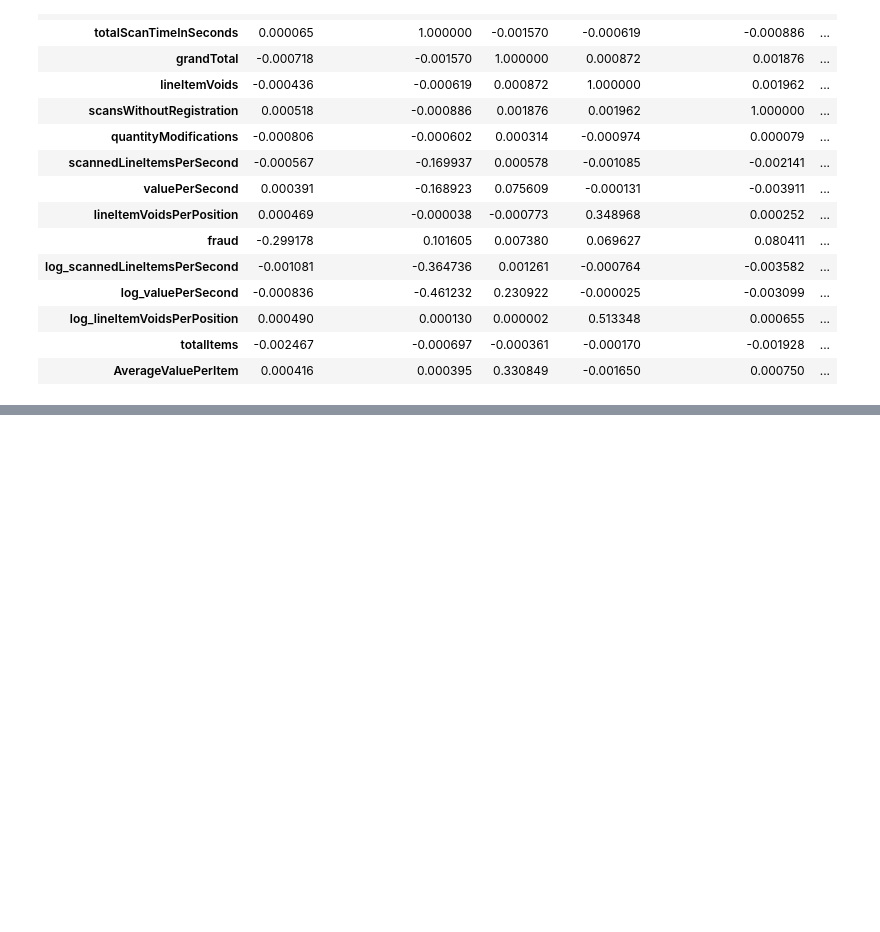
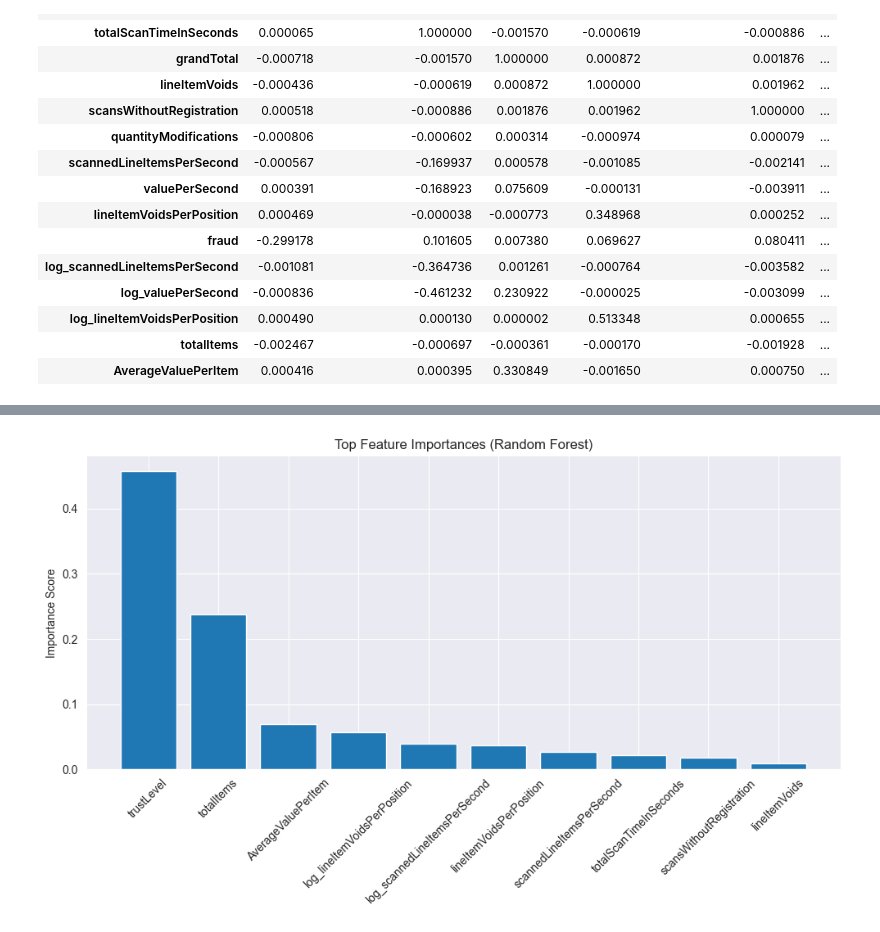
Before and after one commit to Jibincodes/AnalyticsProject2025, a Jupyter notebook: src/analysis.ipynb, the cells around one changed output, grey strips where cells are left out. Cells and saved outputs as stored; diff of their text form; code cells hidden in the pictures; blank space fills up the shorter version.

Commit message:
adding data prep, random forest as model

```diff
--- a/src/analysis.ipynb
+++ b/src/analysis.ipynb
@@ -958,0 +986,17 @@ df.corr()
+# %%
+# random forest clasifier
+from sklearn.ensemble import RandomForestClassifier
+from sklearn.metrics import classification_report, confusion_matrix
+
+rf = RandomForestClassifier(n_estimators=100, random_state=42)
+rf.fit(X_train_resampled, y_train_resampled)
+
+#Predict on test set (untouched)
+y_pred = rf.predict(X_test)
+
+# Step 7: Evaluate the model
+print("Confusion Matrix:")
+print(confusion_matrix(y_test, y_pred))
+
+print("\nClassification Report:")
+print(classification_report(y_test, y_pred, digits=4))
@@ -958,0 +1022,21 @@ df.corr()
+# %%
+#plotting the most important features
+
+# Get feature importances and names
+importances = rf.feature_importances_
+feature_names = X.columns  # assuming original column order
+
+# Sort features by importance
+indices = np.argsort(importances)[::-1]
+top_n = 10  # how many top features to show
+
+# Plot
+plt.figure(figsize=(10, 6))
+plt.title("Top Feature Importances (Random Forest)")
+plt.bar(range(top_n), importances[indices[:top_n]], align='center')
+plt.xticks(range(top_n), [feature_names[i] for i in indices[:top_n]], rotation=45)
+plt.ylabel("Importance Score")
+plt.tight_layout()
+plt.show()
+# %% [output]
+[figure, added]
```
Also changed, not shown: parts of 9 cells of this notebook.
